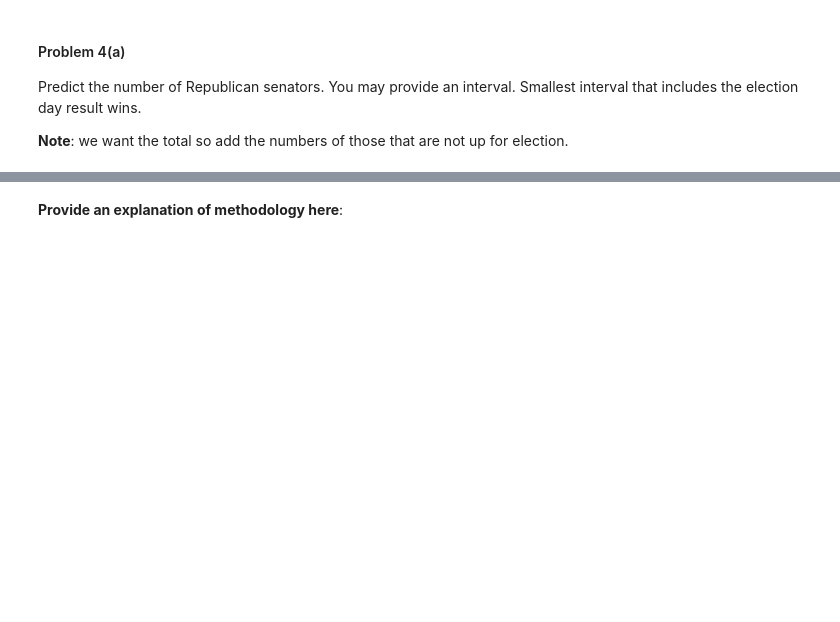
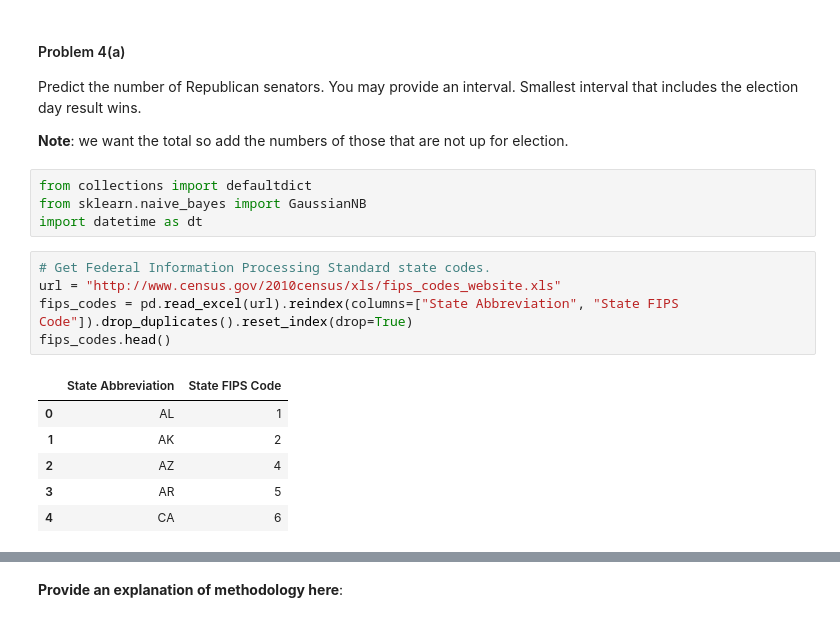
Before and after one commit to dimagalat/CSCI_E-109, a Jupyter notebook: homework/santos_n_hw4/HW4.ipynb, the cells around one changed output, grey strips where cells are left out. Cells and saved outputs as stored; diff of their text form; blank space fills up the shorter version.

```diff
--- a/homework/santos_n_hw4/HW4.ipynb
+++ b/homework/santos_n_hw4/HW4.ipynb
@@ -513,3 +509,19 @@ Predict the results for the 2014 Midterm Elections. We will have a three competi
 Predict the number of Republican senators. You may provide an interval. Smallest interval that includes the election day result wins.
 
 **Note**: we want the total so add the numbers of those that are not up for election.
+# %%
+from collections import defaultdict
+from sklearn.naive_bayes import GaussianNB
+import datetime as dt
+# %%
+# Get Federal Information Processing Standard state codes.
+url = "http://www.census.gov/2010census/xls/fips_codes_website.xls"
+fips_codes = pd.read_excel(url).reindex(columns=["State Abbreviation", "State FIPS Code"]).drop_duplicates().reset_index(drop=True)
+fips_codes.head()
+# %% [output]
+|  | State Abbreviation | State FIPS Code |
+| 0 | AL | 1 |
+| 1 | AK | 2 |
+| 2 | AZ | 4 |
+| 3 | AR | 5 |
+| 4 | CA | 6 |
```
Also changed, not shown: parts of 20 cells of this notebook, 1 other file.
